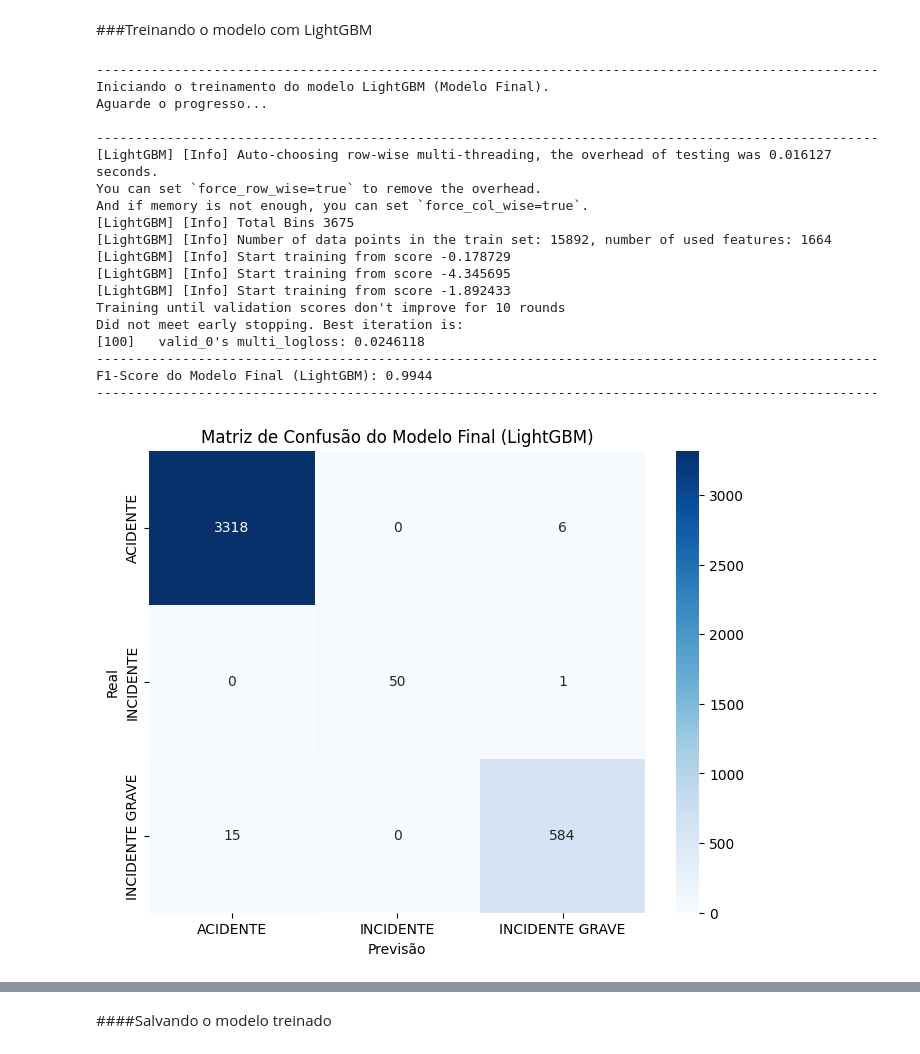
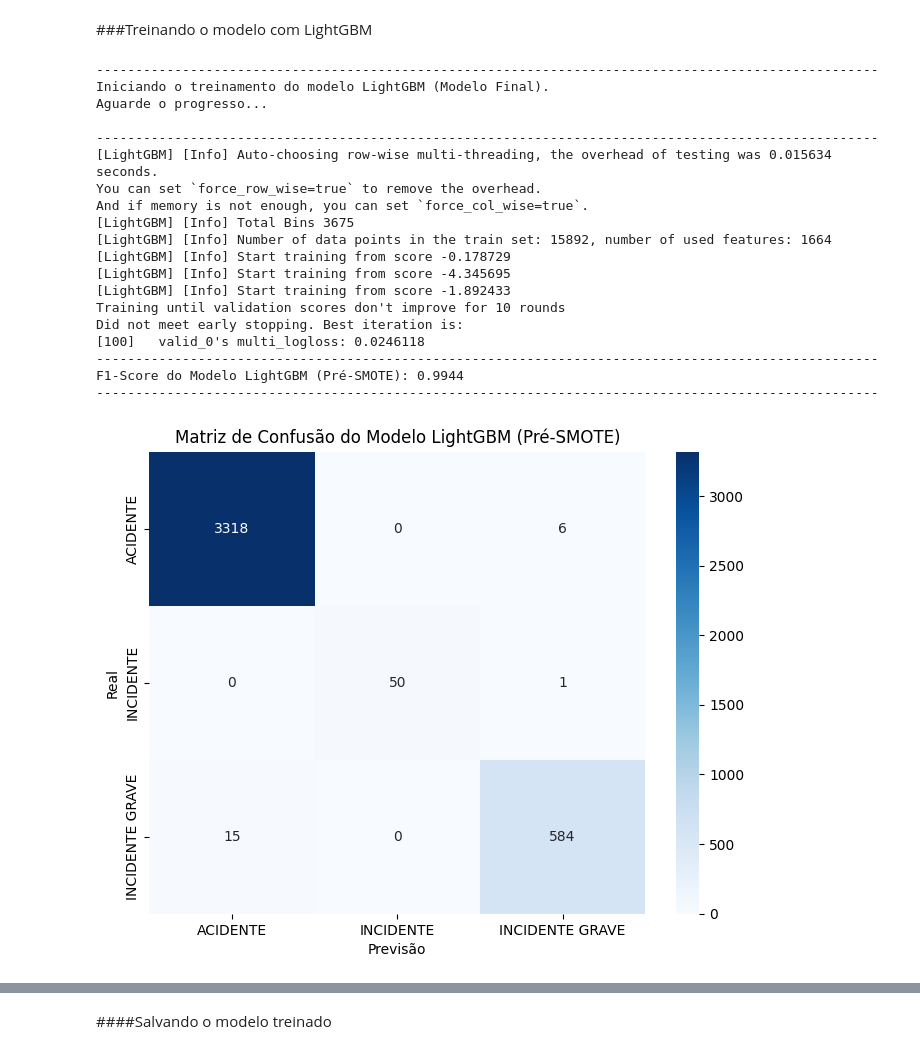
Before and after one commit to hannemanbr/PUC-Rio-MVP-Machine_Learning_Analytics, a Jupyter notebook: THOMAS_MVP_SPRINT_3_Machine_Learning_&_Analytics.ipynb, the cells around one changed output, grey strips where cells are left out. Cells and saved outputs as stored; diff of their text form; code cells hidden in the pictures.

```diff
--- a/THOMAS_MVP_SPRINT_3_Machine_Learning_&_Analytics.ipynb
+++ b/THOMAS_MVP_SPRINT_3_Machine_Learning_&_Analytics.ipynb
@@ -1157,7 +1216,7 @@ A comparação das matrizes de confusão e do F1-Score justificará a adoção d
 ###Treinando o modelo com LightGBM
 # %%
 # Treinando o modelo LightGBM com monitoramento
-model_final = lgbm.LGBMClassifier(
+model_lgbmc = lgbm.LGBMClassifier(
     objective='multiclass',
     num_class=len(le.classes_),
     metric='multi_logloss', # Métrica de avaliação comum para LightGBM
@@ -1173,7 +1232,7 @@ X_train.columns = X_train.columns.str.replace(CARACTERES_PROIBIDOS, SUBSTITUIR_P
 X_test.columns = X_test.columns.str.replace(CARACTERES_PROIBIDOS, SUBSTITUIR_POR, regex=True)
 
 # Adicionando eval_set e verbose ao método .fit()
-model_final.fit(
+model_lgbmc.fit(
     X_train,
     y_train,
     eval_set=[(X_test, y_test)], # Conjunto de dados para avaliação
@@ -1182,40 +1241,40 @@ model_final.fit(
 )
 
 # Previsão e Avaliação
-y_pred_final = model_final.predict(X_test)
+y_pred_final = model_lgbmc.predict(X_test)
 f1_final = f1_score(y_test, y_pred_final, average='weighted')
 
 separadorLinha()
-print(f"F1-Score do Modelo Final (LightGBM): {f1_final:.4f}") # Use .4f para mais precisão
+print(f"F1-Score do Modelo LightGBM (Pré-SMOTE): {f1_final:.4f}") # Use .4f para mais precisão
 separadorLinha()
 
 # Visualizando a Matriz de Confusao
 cm_final = confusion_matrix(y_test, y_pred_final)
 
 plt.figure(figsize=(8, 6))
 sns.heatmap(cm_final, annot=True, fmt='d', cmap='Blues', xticklabels=le.classes_, yticklabels=le.classes_)
-plt.title('Matriz de Confusão do Modelo Final (LightGBM)')
+plt.title('Matriz de Confusão do Modelo LightGBM (Pré-SMOTE)')
 plt.xlabel('Previsão')
 plt.ylabel('Real')
 plt.show()
 # %% [output]
 ----------------------------------------------------------------------------------------------------
 Iniciando o treinamento do modelo LightGBM (Modelo Final).
 Aguarde o progresso...
 
 ----------------------------------------------------------------------------------------------------
-[LightGBM] [Info] Auto-choosing row-wise multi-threading, the overhead of testing was 0.016127 seconds.
+[LightGBM] [Info] Auto-choosing row-wise multi-threading, the overhead of testing was 0.015634 seconds.
 You can set `force_row_wise=true` to remove the overhead.
 And if memory is not enough, you can set `force_col_wise=true`.
 [LightGBM] [Info] Total Bins 3675
 [LightGBM] [Info] Number of data points in the train set: 15892, number of used features: 1664
 [LightGBM] [Info] Start training from score -0.178729
 [LightGBM] [Info] Start training from score -4.345695
 [LightGBM] [Info] Start training from score -1.892433
 Training until validation scores don't improve for 10 rounds
 Did not meet early stopping. Best iteration is:
 [100]   valid_0's multi_logloss: 0.0246118
 ----------------------------------------------------------------------------------------------------
-F1-Score do Modelo Final (LightGBM): 0.9944
+F1-Score do Modelo LightGBM (Pré-SMOTE): 0.9944
 ----------------------------------------------------------------------------------------------------
-[figure, old version]
+[figure, new version]
```
Also changed, not shown: parts of 85 cells of this notebook.
